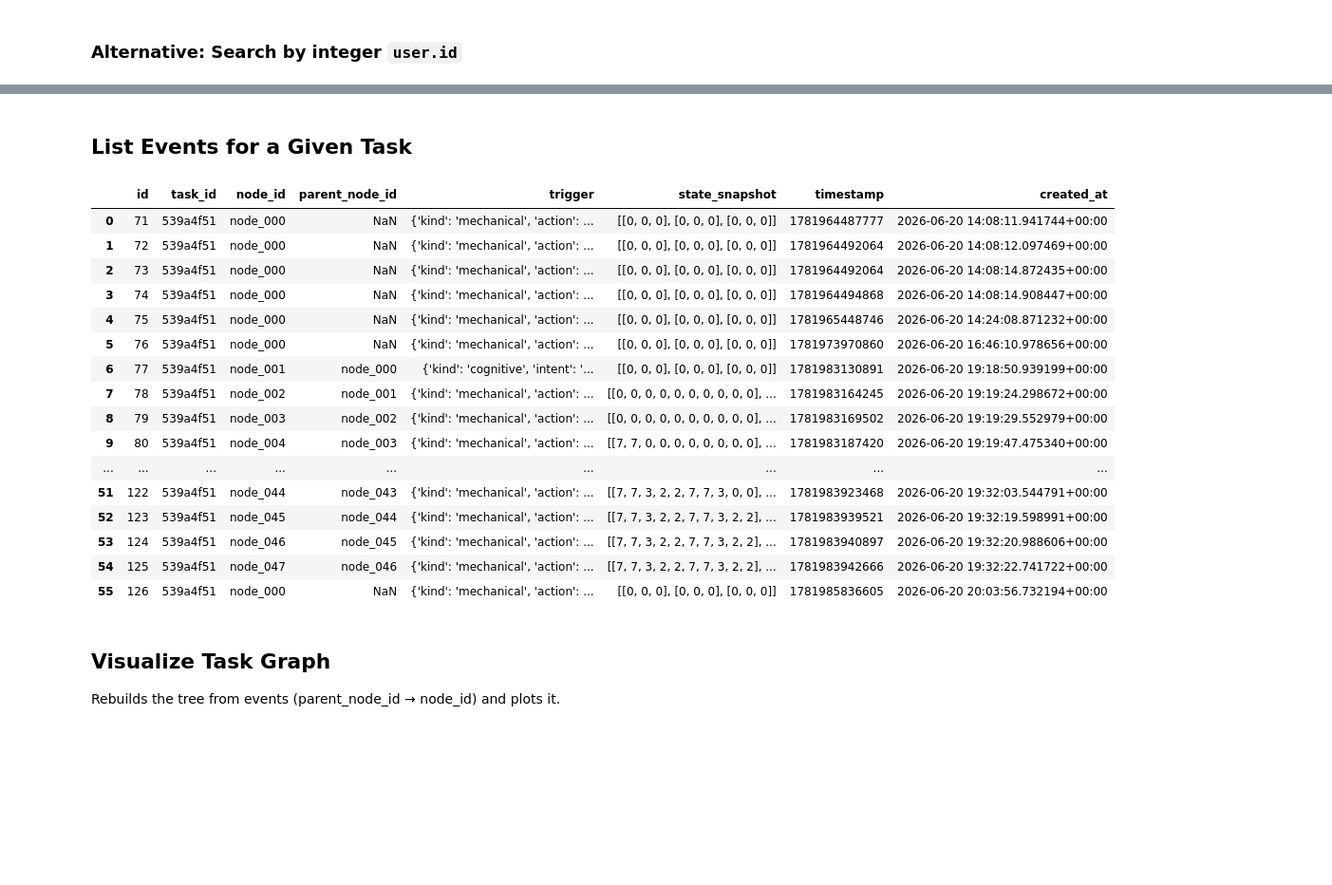
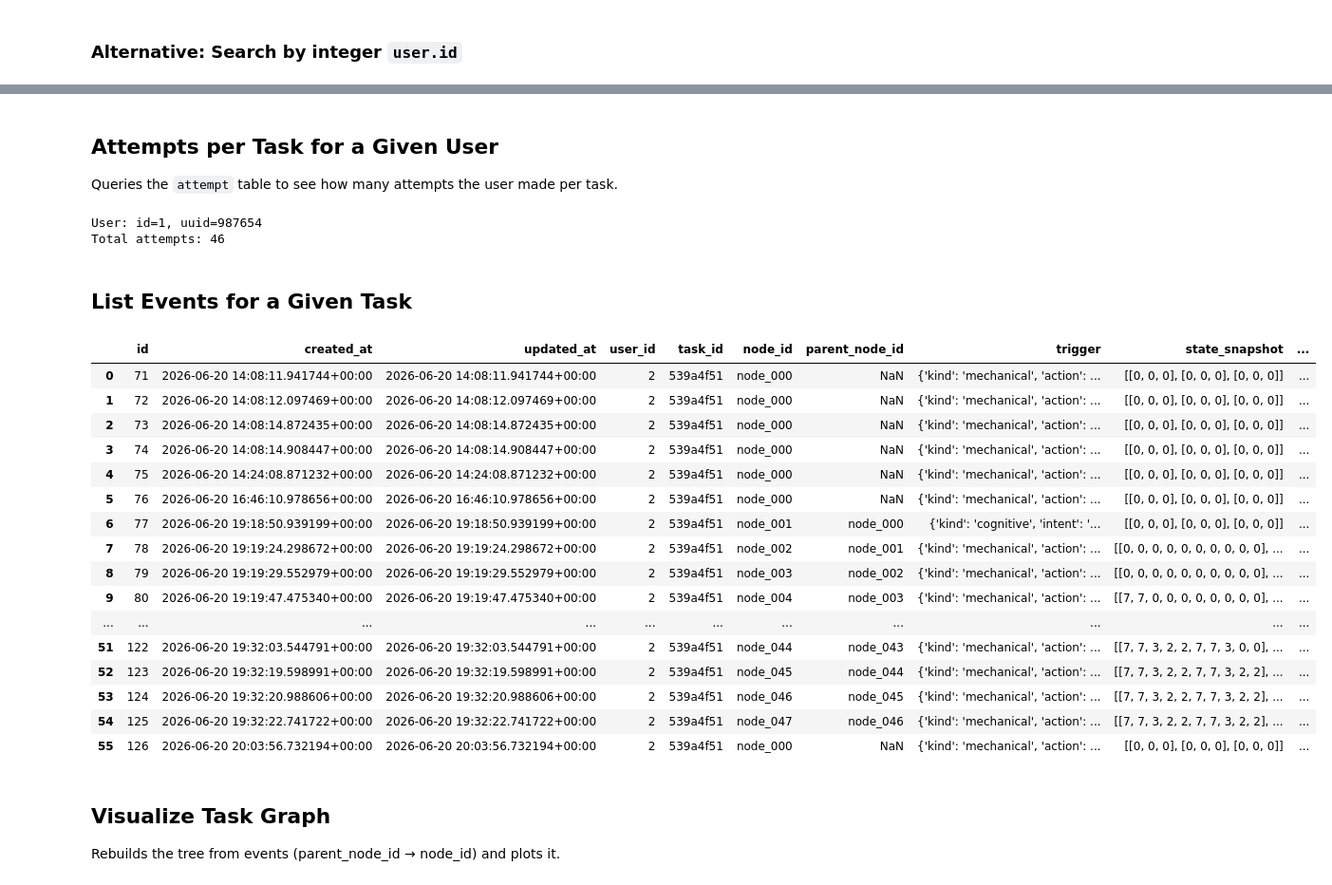
Before and after one commit to laureano-arcanio/ARC-AGI, a Jupyter notebook: notebooks/db_explorer.ipynb, the cells around one changed output, grey strips where cells are left out. Shown at 95% size. Cells and saved outputs as stored; diff of their text form; code cells hidden in the pictures; blank space fills up the shorter version.

Commit message:
admin tasks tables

```diff
--- a/notebooks/db_explorer.ipynb
+++ b/notebooks/db_explorer.ipynb
@@ -94,36 +102,63 @@ df_tasks_by_int
+# %% [markdown]
+## Attempts per Task for a Given User
+
+Queries the `attempt` table to see how many attempts the user made per task.
+# %%
+USER_ID_FOR_ATTEMPTS = "987654"  # user.uuid (string) — change this
+
+query = "SELECT id, uuid FROM \"user\" WHERE uuid = %s"
+df_user_att = pd.read_sql_query(query, conn, params=(USER_ID_FOR_ATTEMPTS,))
+
+if df_user_att.empty:
+    print("No user found with uuid =", USER_ID_FOR_ATTEMPTS)
+else:
+    user_id_att = int(df_user_att.iloc[0]["id"])
+    print(f"User: id={user_id_att}, uuid={df_user_att.iloc[0]['uuid']}")
+
+    query = '''
+        SELECT a.id, a.task_id, a.created_at
+        FROM attempt a
+        WHERE a.user_id = %s
+        ORDER BY a.created_at DESC
+    '''
+    df_attempts = pd.read_sql_query(query, conn, params=(user_id_att,))
+
+    print(f"Total attempts: {len(df_attempts)}")
+    df_attempts
+# %% [output]
+User: id=1, uuid=987654
+Total attempts: 46
 # %% [markdown]
 ## List Events for a Given Task
 # %%
 TASK_ID = "539a4f51"  # <-- change this
 
 query = '''
-    SELECT e.id, e.task_id, e.node_id, e.parent_node_id,
-           e.trigger, e.state_snapshot, e.timestamp,
-           e.created_at
+    SELECT *
     FROM event e
     WHERE e.task_id = %s
     ORDER BY e.timestamp ASC
 '''
 df_events = pd.read_sql_query(query, conn, params=(TASK_ID,))
 df_events
 # %% [output]
-|  | id | task_id | node_id | parent_node_id | trigger | state_snapshot | timestamp | created_at |
-| 0 | 71 | 539a4f51 | node_000 | NaN | {'kind': 'mechanical', 'action': ... | [[0, 0, 0], [0, 0, 0], [0, 0, 0]] | 1781964487777 | 2026-06-20 14:08:11.941744+00:00 |
-| 1 | 72 | 539a4f51 | node_000 | NaN | {'kind': 'mechanical', 'action': ... | [[0, 0, 0], [0, 0, 0], [0, 0, 0]] | 1781964492064 | 2026-06-20 14:08:12.097469+00:00 |
-| 2 | 73 | 539a4f51 | node_000 | NaN | {'kind': 'mechanical', 'action': ... | [[0, 0, 0], [0, 0, 0], [0, 0, 0]] | 1781964492064 | 2026-06-20 14:08:14.872435+00:00 |
-| 3 | 74 | 539a4f51 | node_000 | NaN | {'kind': 'mechanical', 'action': ... | [[0, 0, 0], [0, 0, 0], [0, 0, 0]] | 1781964494868 | 2026-06-20 14:08:14.908447+00:00 |
-| 4 | 75 | 539a4f51 | node_000 | NaN | {'kind': 'mechanical', 'action': ... | [[0, 0, 0], [0, 0, 0], [0, 0, 0]] | 1781965448746 | 2026-06-20 14:24:08.871232+00:00 |
-| 5 | 76 | 539a4f51 | node_000 | NaN | {'kind': 'mechanical', 'action': ... | [[0, 0, 0], [0, 0, 0], [0, 0, 0]] | 1781973970860 | 2026-06-20 16:46:10.978656+00:00 |
-| 6 | 77 | 539a4f51 | node_001 | node_000 | {'kind': 'cognitive', 'intent': '... | [[0, 0, 0], [0, 0, 0], [0, 0, 0]] | 1781983130891 | 2026-06-20 19:18:50.939199+00:00 |
-| 7 | 78 | 539a4f51 | node_002 | node_001 | {'kind': 'mechanical', 'action': ... | [[0, 0, 0, 0, 0, 0, 0, 0, 0, 0], ... | 1781983164245 | 2026-06-20 19:19:24.298672+00:00 |
-| 8 | 79 | 539a4f51 | node_003 | node_002 | {'kind': 'mechanical', 'action': ... | [[0, 0, 0, 0, 0, 0, 0, 0, 0, 0], ... | 1781983169502 | 2026-06-20 19:19:29.552979+00:00 |
-| 9 | 80 | 539a4f51 | node_004 | node_003 | {'kind': 'mechanical', 'action': ... | [[7, 7, 0, 0, 0, 0, 0, 0, 0, 0], ... | 1781983187420 | 2026-06-20 19:19:47.475340+00:00 |
-| ... | ... | ... | ... | ... | ... | ... | ... | ... |
-| 51 | 122 | 539a4f51 | node_044 | node_043 | {'kind': 'mechanical', 'action': ... | [[7, 7, 3, 2, 2, 7, 7, 3, 0, 0], ... | 1781983923468 | 2026-06-20 19:32:03.544791+00:00 |
-| 52 | 123 | 539a4f51 | node_045 | node_044 | {'kind': 'mechanical', 'action': ... | [[7, 7, 3, 2, 2, 7, 7, 3, 2, 2], ... | 1781983939521 | 2026-06-20 19:32:19.598991+00:00 |
-| 53 | 124 | 539a4f51 | node_046 | node_045 | {'kind': 'mechanical', 'action': ... | [[7, 7, 3, 2, 2, 7, 7, 3, 2, 2], ... | 1781983940897 | 2026-06-20 19:32:20.988606+00:00 |
-| 54 | 125 | 539a4f51 | node_047 | node_046 | {'kind': 'mechanical', 'action': ... | [[7, 7, 3, 2, 2, 7, 7, 3, 2, 2], ... | 1781983942666 | 2026-06-20 19:32:22.741722+00:00 |
-| 55 | 126 | 539a4f51 | node_000 | NaN | {'kind': 'mechanical', 'action': ... | [[0, 0, 0], [0, 0, 0], [0, 0, 0]] | 1781985836605 | 2026-06-20 20:03:56.732194+00:00 |
+|  | id | created_at | updated_at | user_id | task_id | node_id | parent_node_id | trigger | state_snapshot | ... |
+| 0 | 71 | 2026-06-20 14:08:11.941744+00:00 | 2026-06-20 14:08:11.941744+00:00 | 2 | 539a4f51 | node_000 | NaN | {'kind': 'mechanical', 'action': ... | [[0, 0, 0], [0, 0, 0], [0, 0, 0]] | ... |
+| 1 | 72 | 2026-06-20 14:08:12.097469+00:00 | 2026-06-20 14:08:12.097469+00:00 | 2 | 539a4f51 | node_000 | NaN | {'kind': 'mechanical', 'action': ... | [[0, 0, 0], [0, 0, 0], [0, 0, 0]] | ... |
+| 2 | 73 | 2026-06-20 14:08:14.872435+00:00 | 2026-06-20 14:08:14.872435+00:00 | 2 | 539a4f51 | node_000 | NaN | {'kind': 'mechanical', 'action': ... | [[0, 0, 0], [0, 0, 0], [0, 0, 0]] | ... |
+| 3 | 74 | 2026-06-20 14:08:14.908447+00:00 | 2026-06-20 14:08:14.908447+00:00 | 2 | 539a4f51 | node_000 | NaN | {'kind': 'mechanical', 'action': ... | [[0, 0, 0], [0, 0, 0], [0, 0, 0]] | ... |
+| 4 | 75 | 2026-06-20 14:24:08.871232+00:00 | 2026-06-20 14:24:08.871232+00:00 | 2 | 539a4f51 | node_000 | NaN | {'kind': 'mechanical', 'action': ... | [[0, 0, 0], [0, 0, 0], [0, 0, 0]] | ... |
+| 5 | 76 | 2026-06-20 16:46:10.978656+00:00 | 2026-06-20 16:46:10.978656+00:00 | 2 | 539a4f51 | node_000 | NaN | {'kind': 'mechanical', 'action': ... | [[0, 0, 0], [0, 0, 0], [0, 0, 0]] | ... |
+| 6 | 77 | 2026-06-20 19:18:50.939199+00:00 | 2026-06-20 19:18:50.939199+00:00 | 2 | 539a4f51 | node_001 | node_000 | {'kind': 'cognitive', 'intent': '... | [[0, 0, 0], [0, 0, 0], [0, 0, 0]] | ... |
+| 7 | 78 | 2026-06-20 19:19:24.298672+00:00 | 2026-06-20 19:19:24.298672+00:00 | 2 | 539a4f51 | node_002 | node_001 | {'kind': 'mechanical', 'action': ... | [[0, 0, 0, 0, 0, 0, 0, 0, 0, 0], ... | ... |
+| 8 | 79 | 2026-06-20 19:19:29.552979+00:00 | 2026-06-20 19:19:29.552979+00:00 | 2 | 539a4f51 | node_003 | node_002 | {'kind': 'mechanical', 'action': ... | [[0, 0, 0, 0, 0, 0, 0, 0, 0, 0], ... | ... |
+| 9 | 80 | 2026-06-20 19:19:47.475340+00:00 | 2026-06-20 19:19:47.475340+00:00 | 2 | 539a4f51 | node_004 | node_003 | {'kind': 'mechanical', 'action': ... | [[7, 7, 0, 0, 0, 0, 0, 0, 0, 0], ... | ... |
+| ... | ... | ... | ... | ... | ... | ... | ... | ... | ... | ... |
+| 51 | 122 | 2026-06-20 19:32:03.544791+00:00 | 2026-06-20 19:32:03.544791+00:00 | 2 | 539a4f51 | node_044 | node_043 | {'kind': 'mechanical', 'action': ... | [[7, 7, 3, 2, 2, 7, 7, 3, 0, 0], ... | ... |
+| 52 | 123 | 2026-06-20 19:32:19.598991+00:00 | 2026-06-20 19:32:19.598991+00:00 | 2 | 539a4f51 | node_045 | node_044 | {'kind': 'mechanical', 'action': ... | [[7, 7, 3, 2, 2, 7, 7, 3, 2, 2], ... | ... |
+| 53 | 124 | 2026-06-20 19:32:20.988606+00:00 | 2026-06-20 19:32:20.988606+00:00 | 2 | 539a4f51 | node_046 | node_045 | {'kind': 'mechanical', 'action': ... | [[7, 7, 3, 2, 2, 7, 7, 3, 2, 2], ... | ... |
+| 54 | 125 | 2026-06-20 19:32:22.741722+00:00 | 2026-06-20 19:32:22.741722+00:00 | 2 | 539a4f51 | node_047 | node_046 | {'kind': 'mechanical', 'action': ... | [[7, 7, 3, 2, 2, 7, 7, 3, 2, 2], ... | ... |
+| 55 | 126 | 2026-06-20 20:03:56.732194+00:00 | 2026-06-20 20:03:56.732194+00:00 | 2 | 539a4f51 | node_000 | NaN | {'kind': 'mechanical', 'action': ... | [[0, 0, 0], [0, 0, 0], [0, 0, 0]] | ... |
 # %% [markdown]
 ## Visualize Task Graph
 
```
Also changed, not shown: parts of 3 cells of this notebook, 11 other files.
